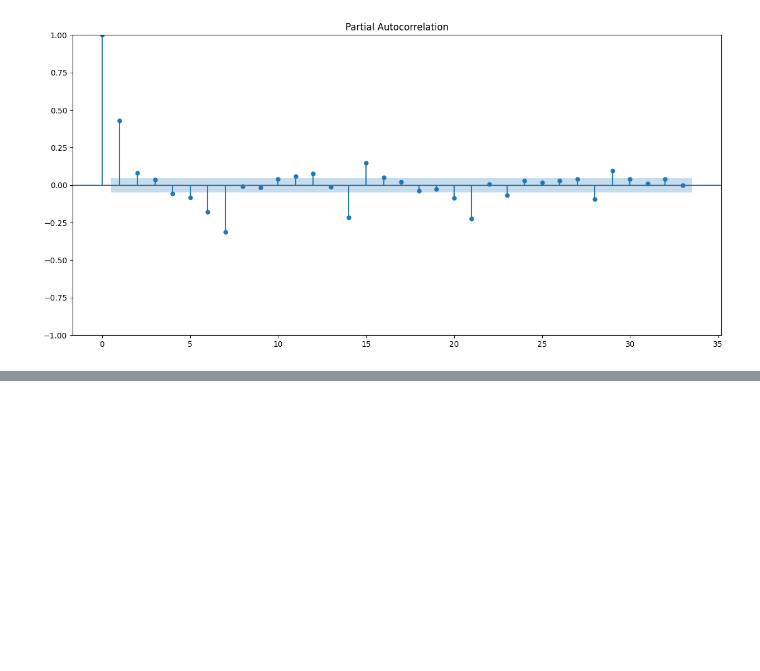
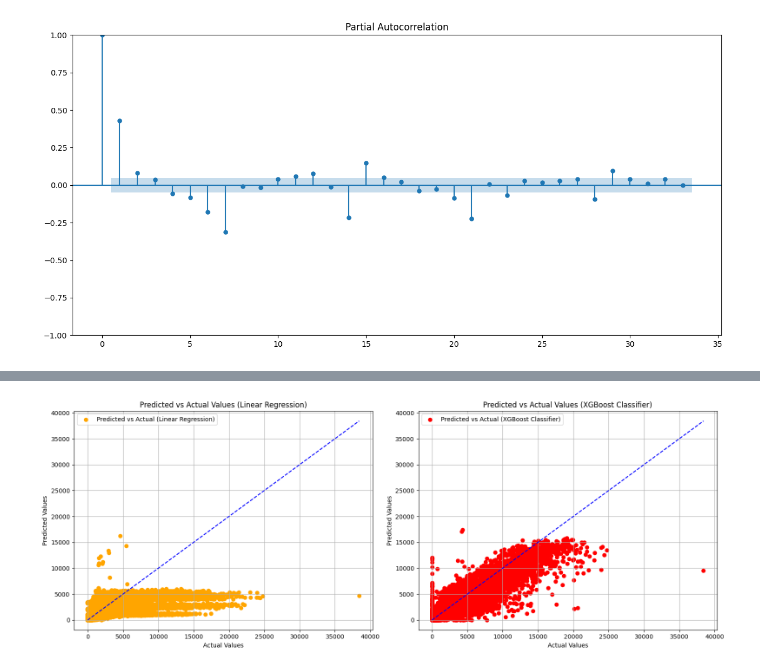
Before and after one commit to Njuraita/Time-Series-Regression-Analysis-Corporation-Favorita-, a Jupyter notebook: Notebooks/main.ipynb, the cells around one changed output, grey strips where cells are left out. Saved outputs shown, nothing was run; the diff lists cells and outputs as text; code cells hidden in the pictures; blank space fills up the shorter version.

```diff
--- a/Notebooks/main.ipynb
+++ b/Notebooks/main.ipynb
@@ -1927,0 +2209,4 @@ arima_model = auto_arima(
+# %%
+# Fit and transform the data using each transformer within the pipeline
+X_train_processed = pipeline.fit_transform(X_train_ml)
+X_test_processed = pipeline.transform(X_test_ml)
@@ -1927,0 +2236,4 @@ arima_model = auto_arima(
+# %%
+# fit data into the models
+
+model_lr.fit(X_train_processed, y_train_ml)
@@ -1927,0 +2242,2 @@ arima_model = auto_arima(
+# %%
+model_xgb.fit(X_train_processed, y_train_ml)
@@ -1927,0 +2256,8 @@ arima_model = auto_arima(
+# %%
+# Predict using the Linear Regression model
+lr_predictions = model_lr.predict(X_test_processed)
+lr_predictions = np.maximum(lr_predictions, 0)  # Ensure no negative values
+
+# Predict using the XGBoost Regressor model
+xgb_predictions = model_xgb.predict(X_test_processed)
+xgb_predictions = np.maximum(xgb_predictions, 0)  # Ensure no negative values
@@ -1927,0 +2308,32 @@ arima_model = auto_arima(
+# %%
+# Plotting Predicted values vs true
+X_test_ml.index = pd.to_datetime(X_test_ml.index)
+
+# Create subplots side by side
+fig, axs = plt.subplots(1, 2, figsize=(16, 6))
+
+# Scatter plot for Linear Regression model
+axs[0].scatter(y_test_ml, lr_predictions, color='orange', label='Predicted vs Actual (Linear Regression)')
+axs[0].plot([0, np.max(y_test_ml)], [0, np.max(y_test_ml)], color='blue', linestyle='--')  # Diagonal line for reference
+axs[0].set_xlabel('Actual Values')
+axs[0].set_ylabel('Predicted Values')
+axs[0].set_title('Predicted vs Actual Values (Linear Regression)')
+axs[0].legend()
+axs[0].grid(True)
+
+# Scatter plot for XGBoost Classifier model
+axs[1].scatter(y_test_ml, xgb_predictions, color='red', label='Predicted vs Actual (XGBoost Classifier)')
+axs[1].plot([0, np.max(y_test_ml)], [0, np.max(y_test_ml)], color='blue', linestyle='--')  # Diagonal line for reference
+axs[1].set_xlabel('Actual Values')
+axs[1].set_ylabel('Predicted Values')
+axs[1].set_title('Predicted vs Actual Values (XGBoost Classifier)')
+axs[1].legend()
+axs[1].grid(True)
+
+# Adjust layout
+plt.tight_layout()
+
+# Show the plots
+plt.show()
+# %% [output]
+[figure, added]
```
Also changed, not shown: parts of 35 cells of this notebook.
